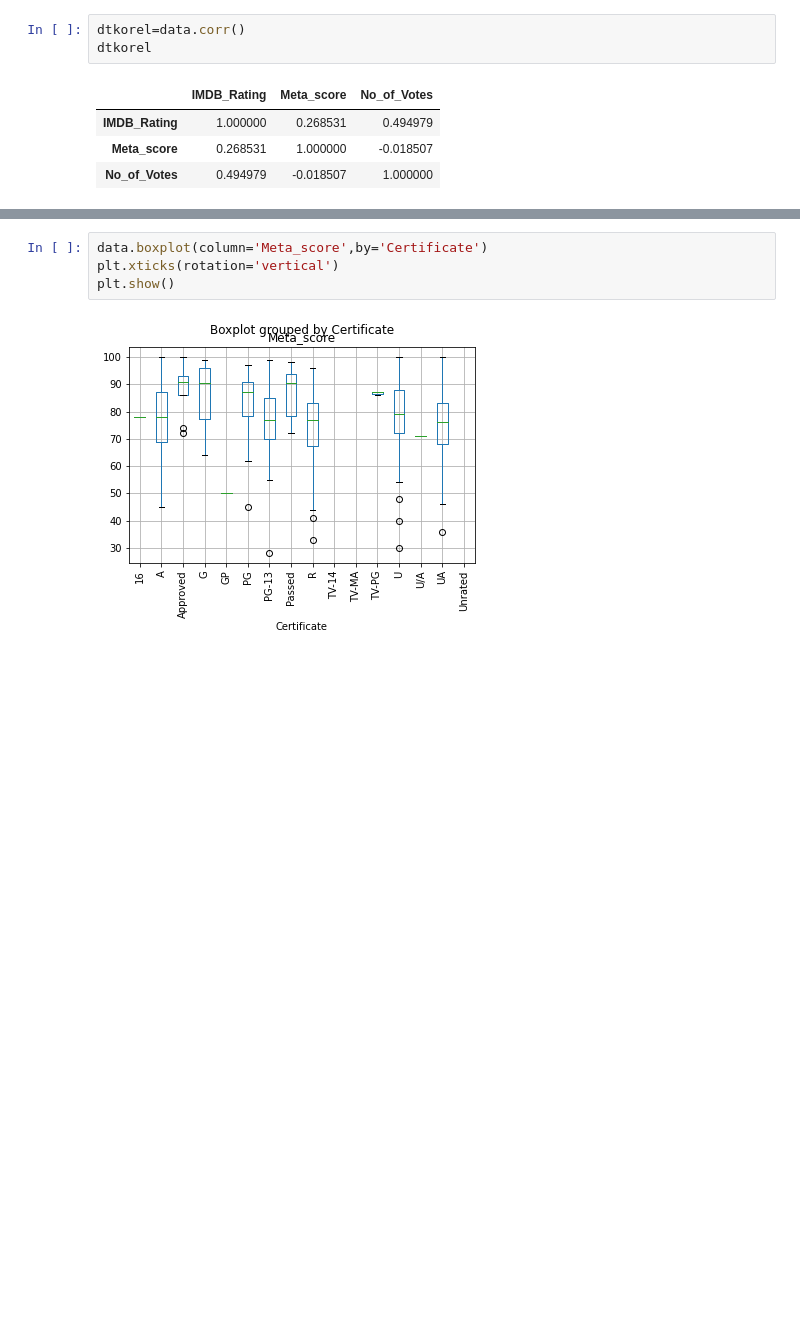
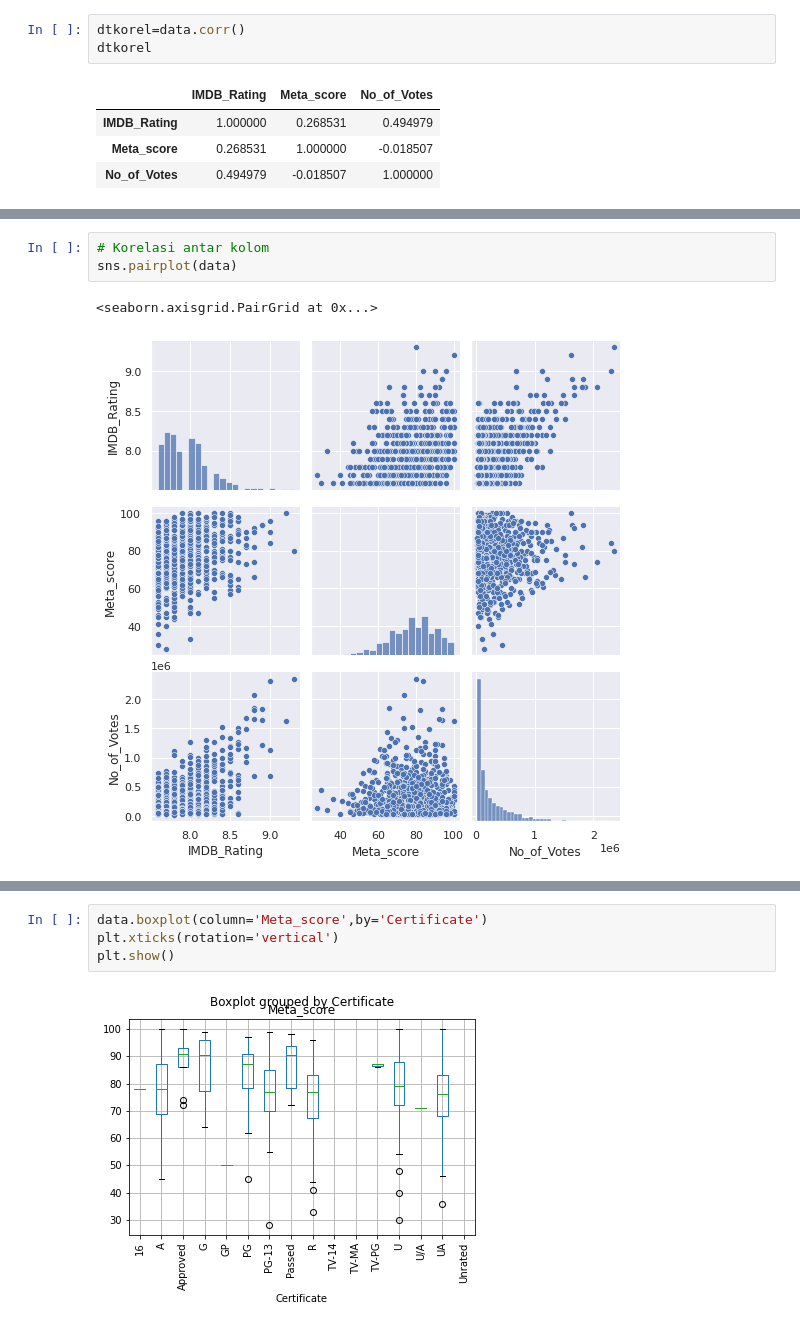
Before and after one commit to lailaknisa/lailaknisa.github.io, a Jupyter notebook: IMDB_Movie.ipynb, the cells around one changed output, grey strips where cells are left out. Cells and saved outputs as stored; diff of their text form; blank space fills up the shorter version.

```diff
--- a/IMDB_Movie.ipynb
+++ b/IMDB_Movie.ipynb
@@ -55,0 +77,6 @@ dtkorel
+# %%
+# Korelasi antar kolom
+sns.pairplot(data)
+# %% [output]
+<seaborn.axisgrid.PairGrid at 0x...>
+[figure, added]
```
Also changed, not shown: parts of 6 cells of this notebook.
